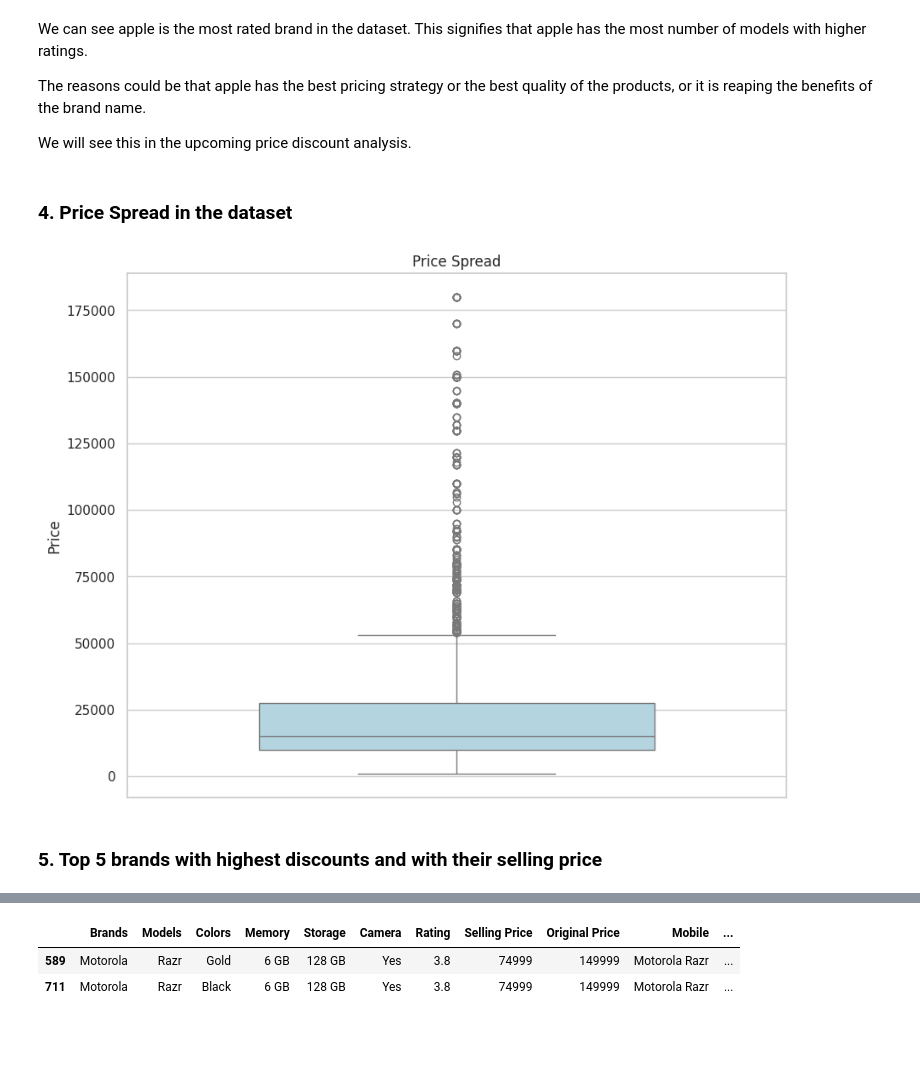
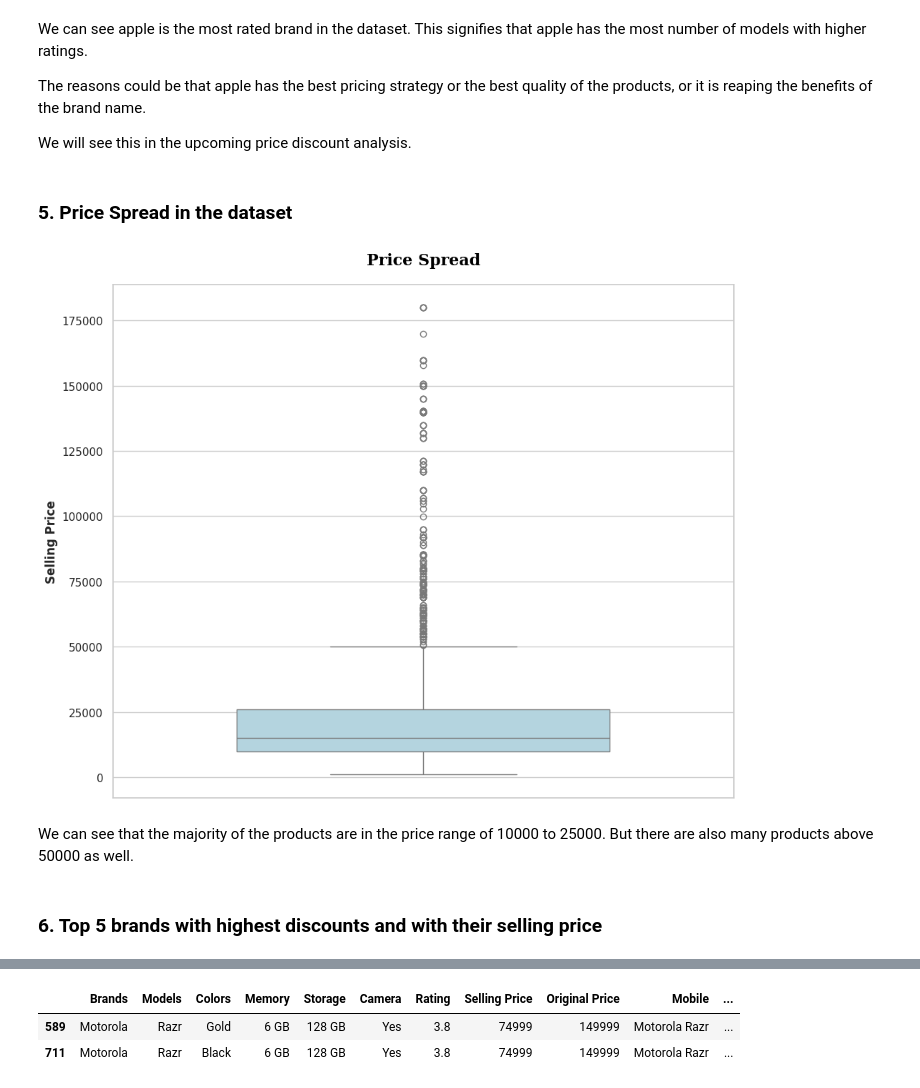
Before and after one commit to Vahsir7/EDA, a Jupyter notebook: mobile_sales/analysis.ipynb, the cells around one changed output, grey strips where cells are left out. Drawn from its saved outputs; the diff is of its cells as text; code cells hidden in the pictures; blank space fills up the shorter version.

```diff
--- a/mobile_sales/analysis.ipynb
+++ b/mobile_sales/analysis.ipynb
@@ -70,0 +87,2 @@ data.describe(include='object')
+# %%
+data.dropna(inplace=True)
@@ -365,20 +442,23 @@ The reasons could be that apple has the best pricing strategy or the best qualit
 
 We will see this in the upcoming price discount analysis.
 # %% [markdown]
-### 4. Price Spread in the dataset
+### 5. Price Spread in the dataset
 # %%
 plt.figure(figsize=(10, 8))
-plt.title('Price Spread')
 
 sns.boxplot(y=data['Selling Price'], color='lightblue', width=0.6, orient='v')
 
-plt.ylabel('Price')
+plt.title("Price Spread", pad=20 , loc="center" ,fontdict={'family':'serif', 'color':'Black', 'weight':'bold', 'size': 16, 'stretch':'expanded'})
 plt.xlabel('')
+plt.ylabel('Selling Price', fontsize=12, weight='bold')
+plt.tight_layout()
 plt.show()
 # %% [output]
-[figure, old version]
+[figure, new version]
+# %% [markdown]
+We can see that the majority of the products are in the price range of 10000 to 25000. But there are also many products above 50000 as well.
 # %% [markdown]
-### 5. Top 5 brands with highest discounts and with their selling price
+### 6. Top 5 brands with highest discounts and with their selling price
 # %%
 mobile_discount = data[["Mobile","Selling Price","Original Price","Discount"]]
 mobile_discount
```
Also changed, not shown: parts of 52 cells of this notebook.
